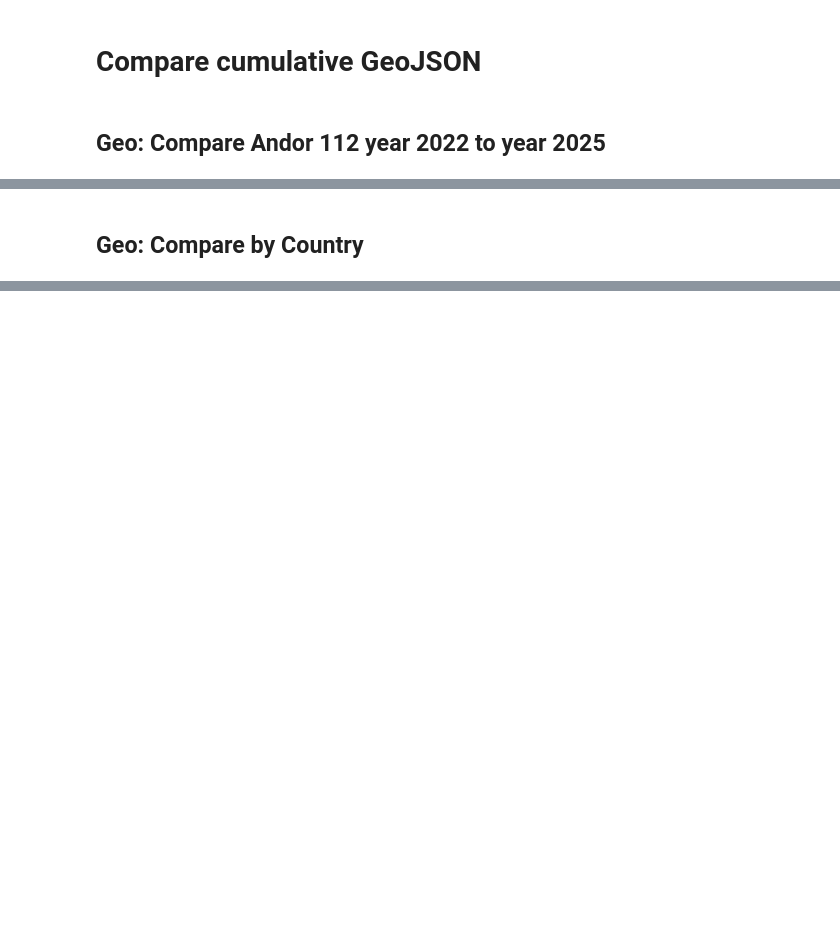
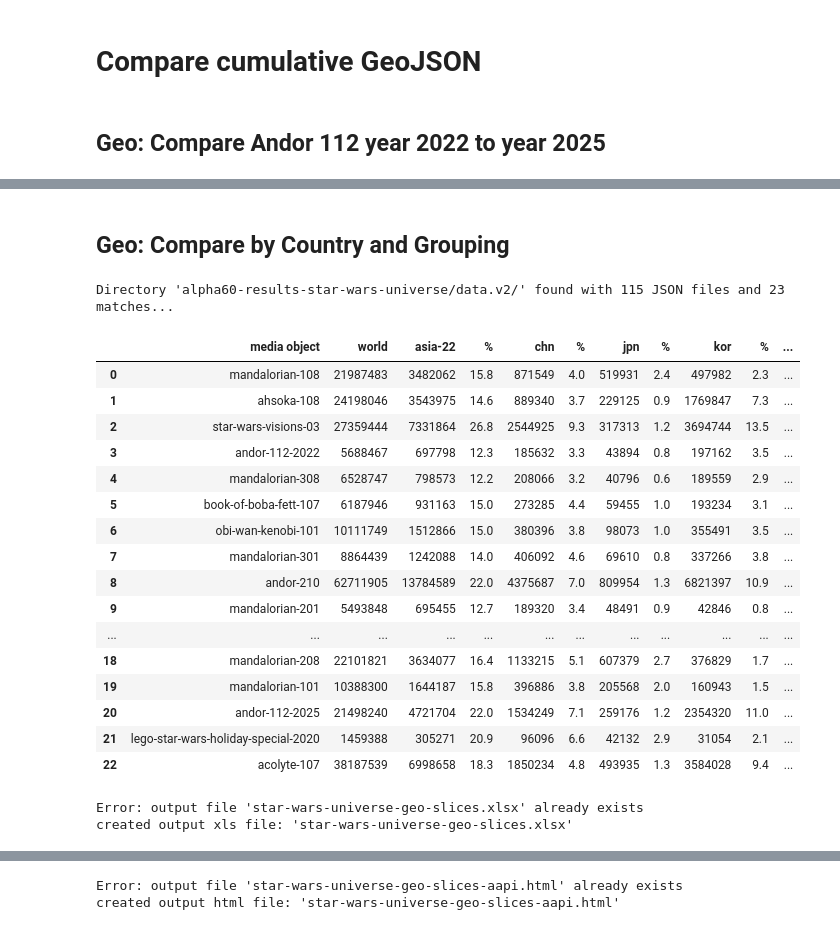
Before and after one commit to alpha60-devops/alpha60-results-star-wars-universe, a Jupyter notebook: analysis/notebooks/explore-2026h1.ipynb, the cells around one changed output, grey strips where cells are left out. Cells and saved outputs as stored; diff of their text form; code cells hidden in the pictures; blank space fills up the shorter version.

```diff
--- a/analysis/notebooks/explore-2026h1.ipynb
+++ b/analysis/notebooks/explore-2026h1.ipynb
@@ -521,5 +592,5 @@ display(results)
 # %% [markdown]
-## Geo: Compare by Country
+## Geo: Compare by Country and Grouping
 # %%
 # Asia 22
 asia_iso = ["BTN", "BGD", "BRN", "CHN", "HKG", "IDN", "IND", "JPN", "KHM", "KOR", "LAO", "LKA", "MMR", "MNG", "MYS", "NPL", "PAK", "PHL", "SGP", "THA", "TWN", "VNM"]
@@ -753,20 +824,20 @@ def geojson_to_geo_dataframe(input_geojson):
     columns = [
         "media object", "world",
         "asia-22", "%",
-        "usa", "%",
+        "chn", "%",
+        "jpn", "%",
         "kor", "%",
-        "jpn", "%",
-        "chn", "%"
+        "usa", "%"
     ]
 
     # Construct the single row
     row = [
         file_root, g_size,
         a_size, a_pct,
-        usa_size, usa_pct,
+        chn_size, chn_pct,
+        jpn_size, jpn_pct,
         kor_size, kor_pct,
-        jpn_size, jpn_pct,
-        chn_size, chn_pct
+        usa_size, usa_pct
     ]
 
     # Create and return the Pandas DataFrame
@@ -790,30 +861,51 @@ def repo_to_geo_dataframe(reponame, jsonmatch):
 
     # Concatenate all of them at once
     combined_df = pd.concat(json_data, ignore_index=True)
     return combined_df;
 
 
 geojfile = "mandalorian-208-cumulative.geojson"
 
 # Example usage.
 resultsg = aggregate_properties(geojfile)
 #display(resultsg)
 
 uno_iso = ["USA"]
 resultsm1 = aggregate_properties_by_country(geojfile, uno_iso)
 #display(resultsm1)
 
 resultsa = aggregate_properties_by_country(geojfile, asia_iso)
 #display(resultsa)
 
 # One media object
 df_result = geojson_to_geo_dataframe(geojfile)
 #display(df_result)
 
 # Whole repo
 df_repo = repo_to_geo_dataframe(reponame, "cumulative.geojson")
 display(df_repo)
 df_to_spreadsheet(df_repo, f"{mediaobj}-geo-slices.xlsx")
 
 scolsm = [df_repo.columns[1], df_repo.columns[2], df_repo.columns[4], df_repo.columns[6], df_repo.columns[8], df_repo.columns[10]]
 df_to_table_html(df_repo, mediaobj + "-geo-slices-aapi" + ".html", scolsm)
+# %% [output]
+Directory 'alpha60-results-star-wars-universe/data.v2/' found with 115 JSON files and 23 matches...
+|  | media object | world | asia-22 | % | chn | % | jpn | % | kor | % | ... |
+| 0 | mandalorian-108 | 21987483 | 3482062 | 15.8 | 871549 | 4.0 | 519931 | 2.4 | 497982 | 2.3 | ... |
+| 1 | ahsoka-108 | 24198046 | 3543975 | 14.6 | 889340 | 3.7 | 229125 | 0.9 | 1769847 | 7.3 | ... |
+| 2 | star-wars-visions-03 | 27359444 | 7331864 | 26.8 | 2544925 | 9.3 | 317313 | 1.2 | 3694744 | 13.5 | ... |
+| 3 | andor-112-2022 | 5688467 | 697798 | 12.3 | 185632 | 3.3 | 43894 | 0.8 | 197162 | 3.5 | ... |
+| 4 | mandalorian-308 | 6528747 | 798573 | 12.2 | 208066 | 3.2 | 40796 | 0.6 | 189559 | 2.9 | ... |
+| 5 | book-of-boba-fett-107 | 6187946 | 931163 | 15.0 | 273285 | 4.4 | 59455 | 1.0 | 193234 | 3.1 | ... |
+| 6 | obi-wan-kenobi-101 | 10111749 | 1512866 | 15.0 | 380396 | 3.8 | 98073 | 1.0 | 355491 | 3.5 | ... |
+| 7 | mandalorian-301 | 8864439 | 1242088 | 14.0 | 406092 | 4.6 | 69610 | 0.8 | 337266 | 3.8 | ... |
+| 8 | andor-210 | 62711905 | 13784589 | 22.0 | 4375687 | 7.0 | 809954 | 1.3 | 6821397 | 10.9 | ... |
+| 9 | mandalorian-201 | 5493848 | 695455 | 12.7 | 189320 | 3.4 | 48491 | 0.9 | 42846 | 0.8 | ... |
+| ... | ... | ... | ... | ... | ... | ... | ... | ... | ... | ... | ... |
+| 18 | mandalorian-208 | 22101821 | 3634077 | 16.4 | 1133215 | 5.1 | 607379 | 2.7 | 376829 | 1.7 | ... |
+| 19 | mandalorian-101 | 10388300 | 1644187 | 15.8 | 396886 | 3.8 | 205568 | 2.0 | 160943 | 1.5 | ... |
+| 20 | andor-112-2025 | 21498240 | 4721704 | 22.0 | 1534249 | 7.1 | 259176 | 1.2 | 2354320 | 11.0 | ... |
+| 21 | lego-star-wars-holiday-special-2020 | 1459388 | 305271 | 20.9 | 96096 | 6.6 | 42132 | 2.9 | 31054 | 2.1 | ... |
+| 22 | acolyte-107 | 38187539 | 6998658 | 18.3 | 1850234 | 4.8 | 493935 | 1.3 | 3584028 | 9.4 | ... |
+Error: output file 'star-wars-universe-geo-slices.xlsx' already exists
+created output xls file: 'star-wars-universe-geo-slices.xlsx'
@@ -819,0 +914,2 @@ df_to_table_html(df_repo, mediaobj + "-geo-slices-aapi" + ".html", scolsm)
+Error: output file 'star-wars-universe-geo-slices-aapi.html' already exists
+created output html file: 'star-wars-universe-geo-slices-aapi.html'
```
Also changed, not shown: parts of 6 cells of this notebook.
